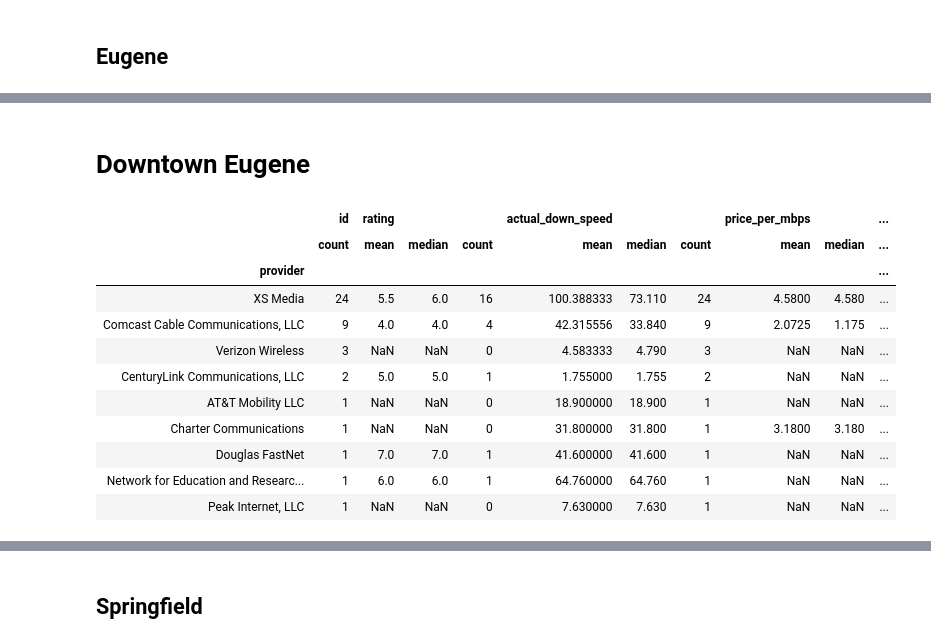
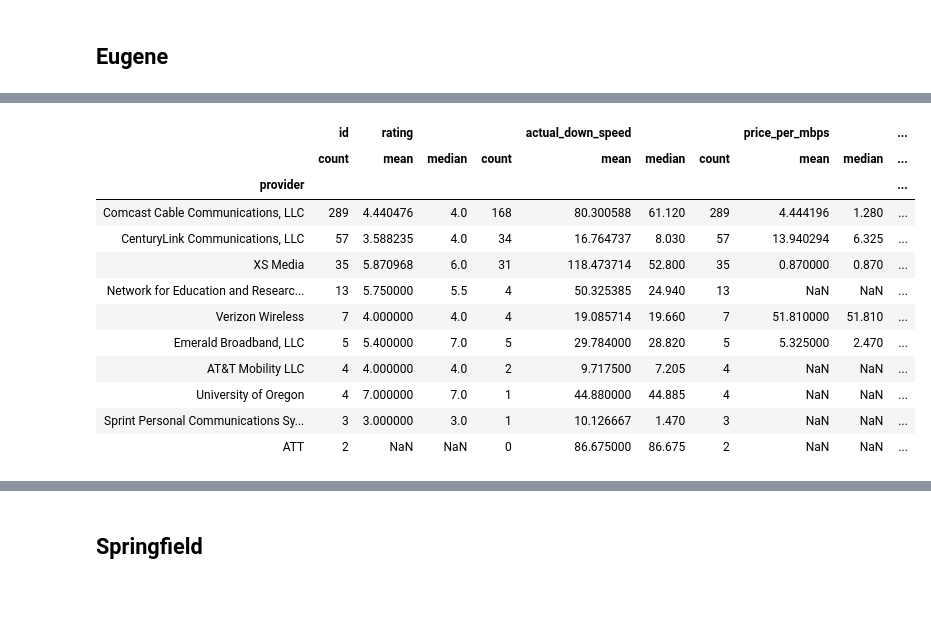
Before and after one commit to Hack4Eugene/SpeedUpAmerica, a Jupyter notebook: notebooks/Basic summary of Eugene Springfield and Lane County.ipynb, the cells around one changed output, grey strips where cells are left out. Saved outputs shown, nothing was run; the diff lists cells and outputs as text; code cells hidden in the pictures; blank space fills up the shorter version.

```diff
--- a/notebooks/Basic summary of Eugene Springfield and Lane County.ipynb
+++ b/notebooks/Basic summary of Eugene Springfield and Lane County.ipynb
@@ -36,8 +36,8 @@ submissions = submissions[submissions['test_type'] != 'duplicate']
 submissions['census_tract'] = submissions['census_tract'].astype(np.int64)
 # %%
 # Create a DataFrame containing only Lane County submissions
-lane_submissions = submissions[submissions['county'] == 41039].copy()
-lane_submissions.describe()
+lane = submissions[submissions['county'] == 41039].copy()
+lane.describe()
 # %% [output]
 |  | zip_code | monthly_price | provider_down_speed | provider_price | actual_down_speed | price_per_mbps | ... |
 | count | 839.000000 | 490.000000 | 405.000000 | 380.000000 | 840.000000 | 380.000000 | ... |
@@ -86,25 +92,30 @@ springfield_tracts = [
     41039003400, # East of Mohawk
     41039003500 # Jasper Rd and Dorris Ranch
 ]
-downtown_tracts = [
-    41039003900
-]
 
 # Set 'lane county' on all rows
-lane_submissions['lane_region'] = 'lane county'
+lane['lane_region'] = 'lane county'
 
 # Set 'eugene' on rows with a Eugene Census Tract
-eugene = lane_submissions['census_tract'].isin(eugene_tracts)
-lane_submissions.loc[eugene, 'lane_region'] = 'eugene'
+eugene = lane['census_tract'].isin(eugene_tracts)
+lane.loc[eugene, 'lane_region'] = 'eugene'
 
 # Set 'springfield' on rows with a Eugene Census Tract
-springfield = lane_submissions['census_tract'].isin(springfield_tracts)
-lane_submissions.loc[springfield, 'lane_region'] = 'springfield'
+springfield = lane['census_tract'].isin(springfield_tracts)
+lane.loc[springfield, 'lane_region'] = 'springfield'
 
 ###############################################################
 # With additional list of Census Tract lists more cities
-# could be added. Pull Requests welcome!
+# could be added. Pull requests welcome!
 ###############################################################
+# %%
+aggs = {
+    "id": ["count"],
+    "rating":  ["mean", "median", "count"], # 1 to 7 scale
+    "actual_down_speed": ["mean", "median", "count"],
+    # actual_down_speed / monthly_price
+    "price_per_mbps": ["mean", "median", "count"]
+}
 # %%
 # Aggregate by `lane_region`, showing the mean, median, and count for
 # rating, actual download speed, montly price, and actual price
@@ -125,4 +130,4 @@ lane_submissions.groupby('lane_region').agg({
 # %% [markdown]
 ## Eugene
 # %%
-eugene = lane_submissions[lane_submissions['lane_region'] == 'eugene']
+eugene = lane[lane['lane_region'] == 'eugene']
@@ -176,2 +133,0 @@ eugene.groupby('census_tract').agg({
-# %% [markdown]
-# Downtown Eugene
@@ -180,20 +134,17 @@ downtown = lane_submissions[lane_submissions['census_tract'].isin(downtown_tract
 # %%
-downtown.groupby('provider').agg({
-    "id": ["count"],
-    "rating":  ["mean", "median", "count"],
-    "actual_down_speed": ["mean", "median", "count"],
-    "price_per_mbps": ["mean", "median", "count"]
-}).sort_values(('id', 'count'), ascending=False).head(15)
+agg = eugene.groupby('provider').agg(aggs)
+agg.sort_values(('id', 'count'), ascending=False).head(10)
 # %% [output]
 |  | id | rating |  |  | actual_down_speed |  |  | price_per_mbps |  | ... |
 |  | count | mean | median | count | mean | median | count | mean | median | ... |
 | provider |  |  |  |  |  |  |  |  |  | ... |
-| XS Media | 24 | 5.5 | 6.0 | 16 | 100.388333 | 73.110 | 24 | 4.5800 | 4.580 | ... |
-| Comcast Cable Communications, LLC | 9 | 4.0 | 4.0 | 4 | 42.315556 | 33.840 | 9 | 2.0725 | 1.175 | ... |
-| Verizon Wireless | 3 | NaN | NaN | 0 | 4.583333 | 4.790 | 3 | NaN | NaN | ... |
-| CenturyLink Communications, LLC | 2 | 5.0 | 5.0 | 1 | 1.755000 | 1.755 | 2 | NaN | NaN | ... |
-| AT&T Mobility LLC | 1 | NaN | NaN | 0 | 18.900000 | 18.900 | 1 | NaN | NaN | ... |
-| Charter Communications | 1 | NaN | NaN | 0 | 31.800000 | 31.800 | 1 | 3.1800 | 3.180 | ... |
-| Douglas FastNet | 1 | 7.0 | 7.0 | 1 | 41.600000 | 41.600 | 1 | NaN | NaN | ... |
-| Network for Education and Researc... | 1 | 6.0 | 6.0 | 1 | 64.760000 | 64.760 | 1 | NaN | NaN | ... |
-| Peak Internet, LLC | 1 | NaN | NaN | 0 | 7.630000 | 7.630 | 1 | NaN | NaN | ... |
+| Comcast Cable Communications, LLC | 289 | 4.440476 | 4.0 | 168 | 80.300588 | 61.120 | 289 | 4.444196 | 1.280 | ... |
+| CenturyLink Communications, LLC | 57 | 3.588235 | 4.0 | 34 | 16.764737 | 8.030 | 57 | 13.940294 | 6.325 | ... |
+| XS Media | 35 | 5.870968 | 6.0 | 31 | 118.473714 | 52.800 | 35 | 0.870000 | 0.870 | ... |
+| Network for Education and Researc... | 13 | 5.750000 | 5.5 | 4 | 50.325385 | 24.940 | 13 | NaN | NaN | ... |
+| Verizon Wireless | 7 | 4.000000 | 4.0 | 4 | 19.085714 | 19.660 | 7 | 51.810000 | 51.810 | ... |
+| Emerald Broadband, LLC | 5 | 5.400000 | 7.0 | 5 | 29.784000 | 28.820 | 5 | 5.325000 | 2.470 | ... |
+| AT&T Mobility LLC | 4 | 4.000000 | 4.0 | 2 | 9.717500 | 7.205 | 4 | NaN | NaN | ... |
+| University of Oregon | 4 | 7.000000 | 7.0 | 1 | 44.880000 | 44.885 | 4 | NaN | NaN | ... |
+| Sprint Personal Communications Sy... | 3 | 3.000000 | 3.0 | 1 | 10.126667 | 1.470 | 3 | NaN | NaN | ... |
+| ATT | 2 | NaN | NaN | 0 | 86.675000 | 86.675 | 2 | NaN | NaN | ... |
```
Also changed, not shown: parts of 15 cells of this notebook, 3 other files.
